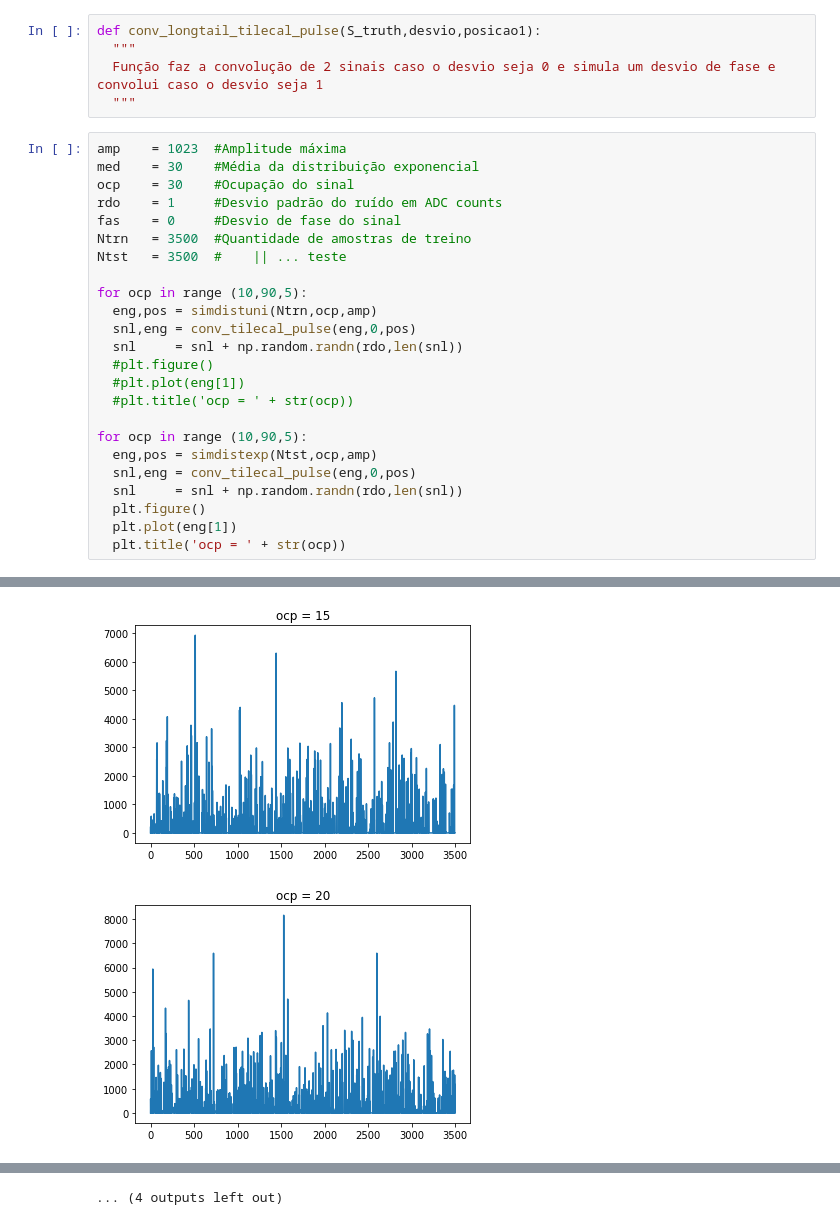
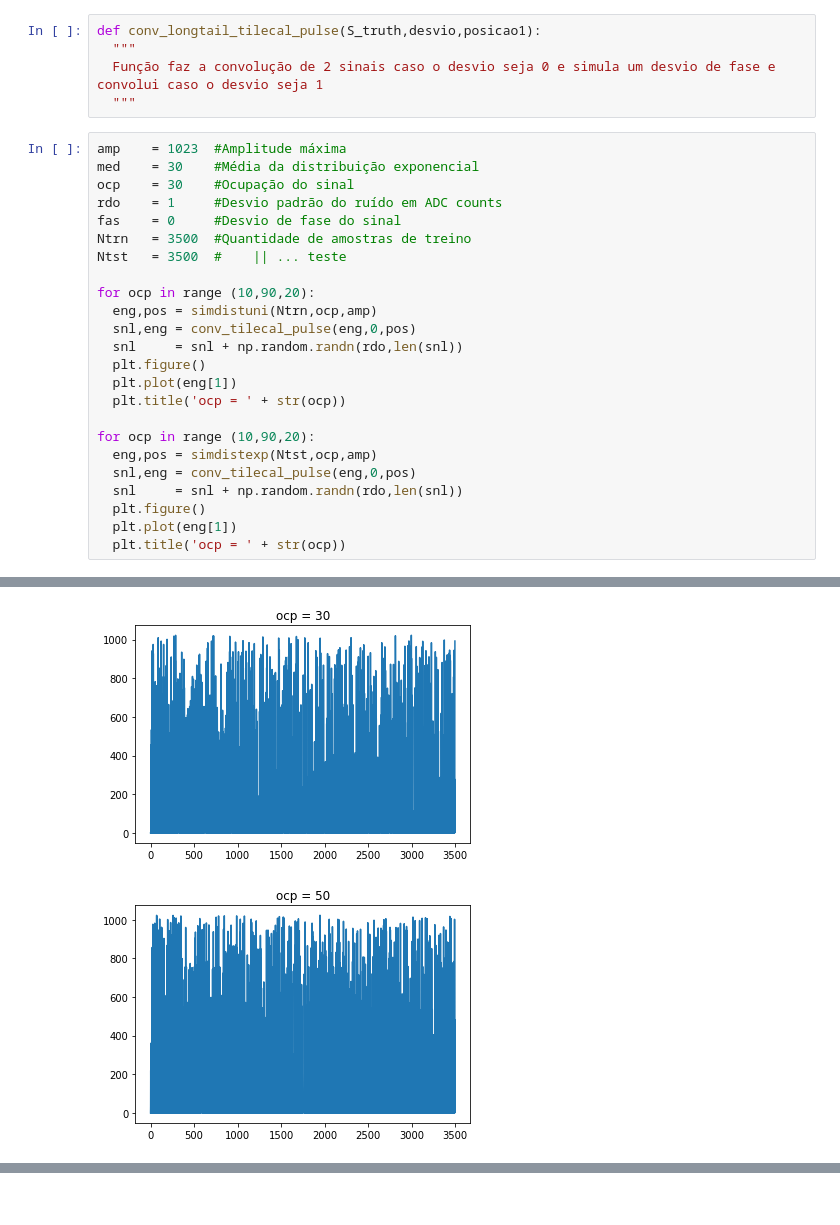
Before and after one commit to melissa-aguiar/tilecal-simulator, a Jupyter notebook: tile_simulator.ipynb, the cells around one changed output, grey strips where cells are left out. Drawn from its saved outputs; the diff is of its cells as text.

```diff
--- a/tile_simulator.ipynb
+++ b/tile_simulator.ipynb
@@ -115,15 +115,15 @@ fas    = 0     #Desvio de fase do sinal
 Ntrn   = 3500  #Quantidade de amostras de treino
 Ntst   = 3500  #    || ... teste
 
-for ocp in range (10,90,5):
+for ocp in range (10,90,20):
   eng,pos = simdistuni(Ntrn,ocp,amp)
   snl,eng = conv_tilecal_pulse(eng,0,pos)
   snl     = snl + np.random.randn(rdo,len(snl))
-  #plt.figure()
-  #plt.plot(eng[1])
-  #plt.title('ocp = ' + str(ocp))
+  plt.figure()
+  plt.plot(eng[1])
+  plt.title('ocp = ' + str(ocp))
 
-for ocp in range (10,90,5):
+for ocp in range (10,90,20):
   eng,pos = simdistexp(Ntst,ocp,amp)
   snl,eng = conv_tilecal_pulse(eng,0,pos)
   snl     = snl + np.random.randn(rdo,len(snl))
@@ -135,2 +135,2 @@ for ocp in range (10,90,5):
-[figure, old version]
+[figure, new version]
-[figure, old version]
+[figure, new version]
@@ -146 +141,0 @@ for ocp in range (10,90,5):
-... (4 outputs left out)
```
Also changed, not shown: parts of 1 cell of this notebook.
